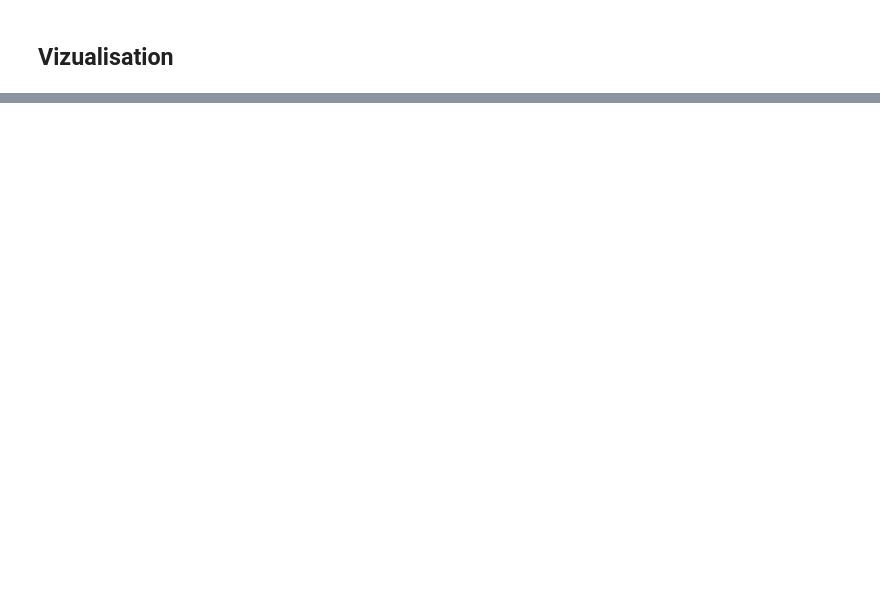
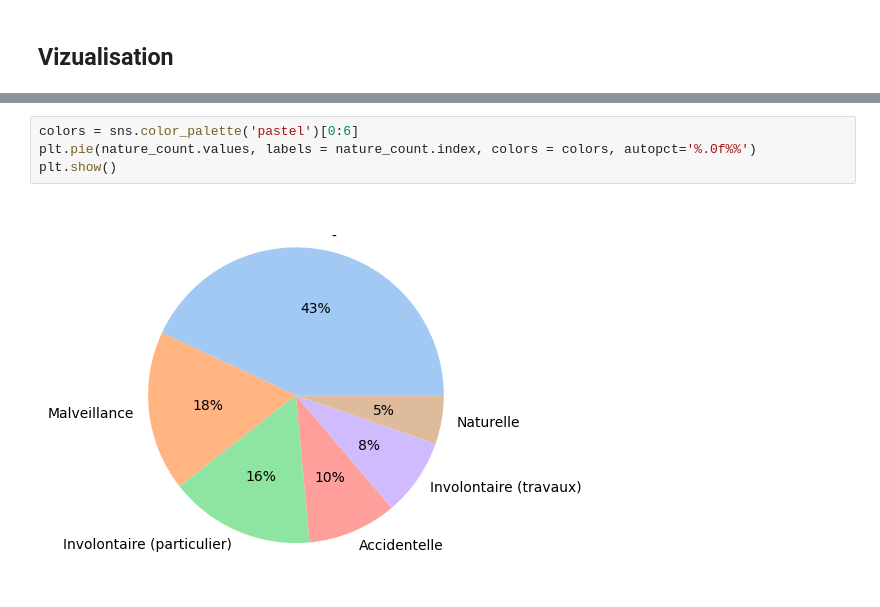
Before and after one commit to lngeth/Fire_departure_analysis, a Jupyter notebook: Analyses.ipynb, the cells around one changed output, grey strips where cells are left out. Drawn from its saved outputs; the diff is of its cells as text; blank space fills up the shorter version.

```diff
--- a/Analyses.ipynb
+++ b/Analyses.ipynb
@@ -150,0 +267,6 @@ import matplotlib.pyplot as plt
+# %%
+colors = sns.color_palette('pastel')[0:6]
+plt.pie(nature_count.values, labels = nature_count.index, colors = colors, autopct='%.0f%%')
+plt.show()
+# %% [output]
+[figure, added]
```
Also changed, not shown: parts of 41 cells of this notebook, 1 other file.
